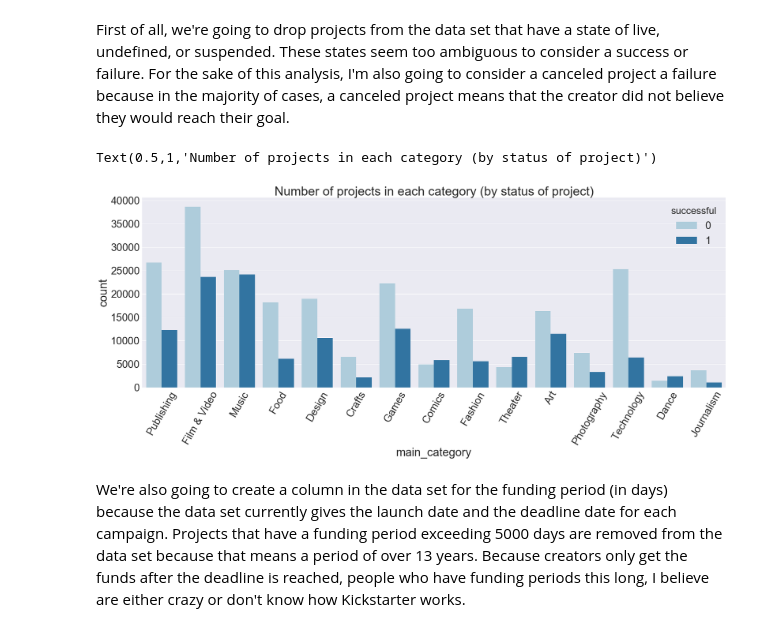
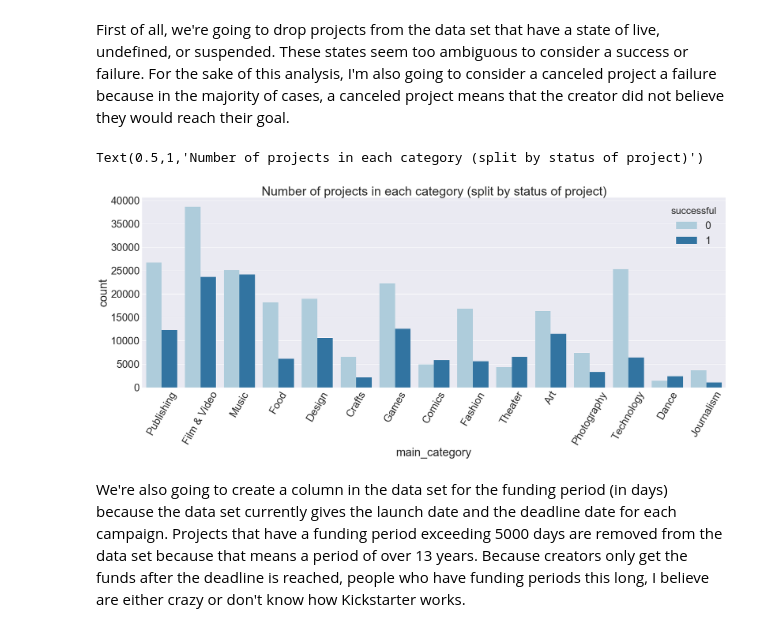
Before and after one commit to gkim98/KickoffKickstarter, a Jupyter notebook: Kickstarter Draft 2.ipynb, the cells around one changed output. Saved outputs shown, nothing was run; the diff lists cells and outputs as text; code cells hidden in the pictures.

```diff
--- a/Kickstarter Draft 2.ipynb
+++ b/Kickstarter Draft 2.ipynb
@@ -49,12 +51,12 @@ ks["successful"] = ks["state"].apply(success)
 # %%
 plt.figure(figsize=(30,10))
 sns.set(font_scale=3)
 sns.countplot(x='main_category', data=ks, hue="successful", palette="Paired")
 plt.xticks(rotation=60)
-plt.title("Number of projects in each category (by status of project)")
+plt.title("Number of projects in each category (split by status of project)")
 # %% [output]
-Text(0.5,1,'Number of projects in each category (by status of project)')
+Text(0.5,1,'Number of projects in each category (split by status of project)')
-[figure, old version]
+[figure, new version]
 # %% [markdown]
 We're also going to create a column in the data set for the funding period (in days) because the data set currently gives the launch date and the deadline date for each campaign. Projects that have a funding period exceeding 5000 days are removed from the data set because that means a period of over 13 years. Because creators only get the funds after the deadline is reached, people who have funding periods this long, I believe are either crazy or don't know how Kickstarter works.
 # %%
```
Also changed, not shown: parts of 25 cells of this notebook.
